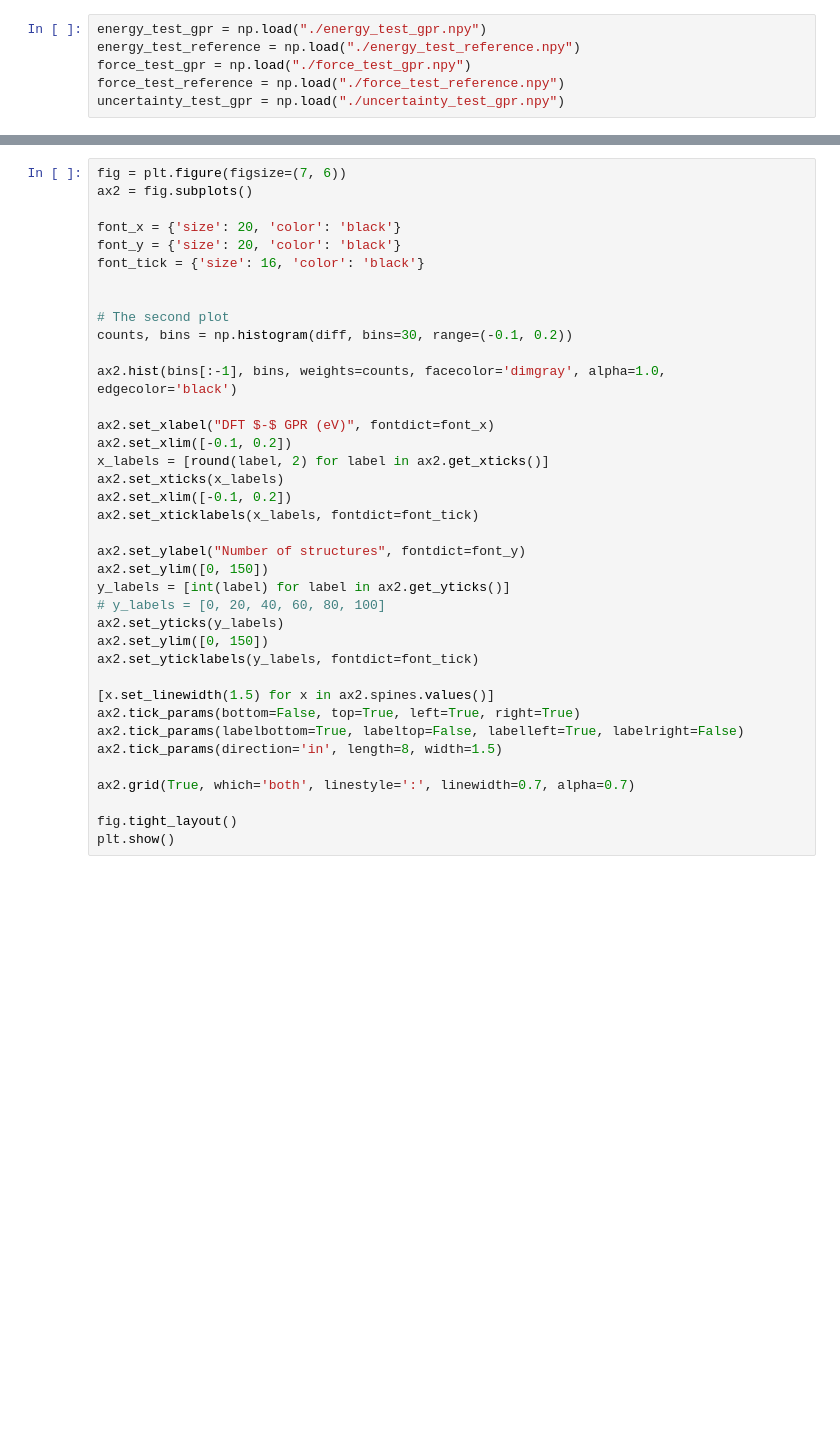
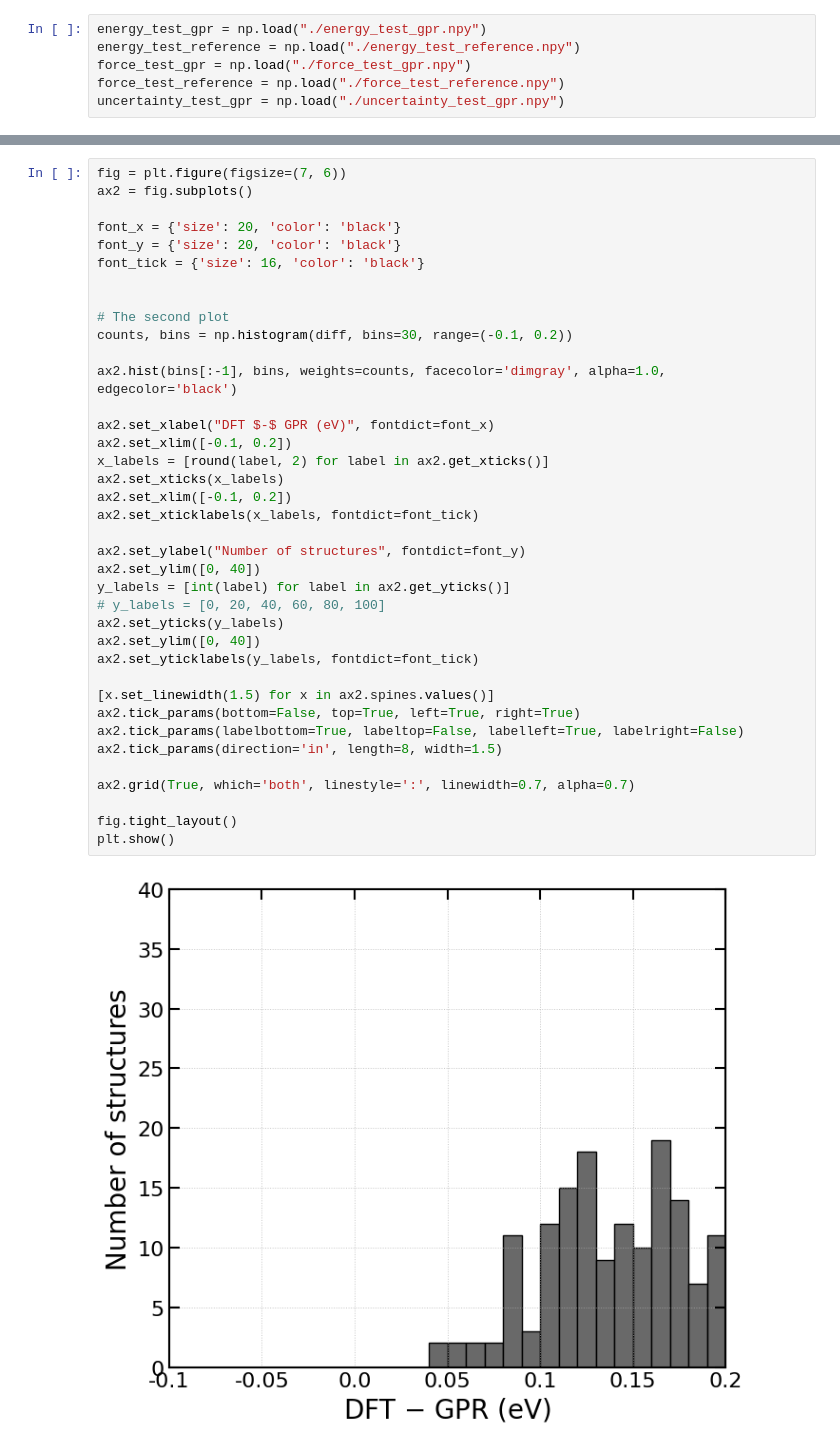
Before and after one commit to atomisticnet/aenet-gpr, a Jupyter notebook: tutorial/aenet_gpr_tutorial_2_EC-EC.ipynb, the cells around one changed output, grey strips where cells are left out. Drawn from its saved outputs; the diff is of its cells as text; blank space fills up the shorter version.

```diff
--- a/tutorial/aenet_gpr_tutorial_2_EC-EC.ipynb
+++ b/tutorial/aenet_gpr_tutorial_2_EC-EC.ipynb
@@ -100,32 +215,34 @@ font_y = {'size': 20, 'color': 'black'}
 font_tick = {'size': 16, 'color': 'black'}
 
 
 # The second plot
 counts, bins = np.histogram(diff, bins=30, range=(-0.1, 0.2))
 
 ax2.hist(bins[:-1], bins, weights=counts, facecolor='dimgray', alpha=1.0, edgecolor='black')
 
 ax2.set_xlabel("DFT $-$ GPR (eV)", fontdict=font_x)
 ax2.set_xlim([-0.1, 0.2])
 x_labels = [round(label, 2) for label in ax2.get_xticks()]
 ax2.set_xticks(x_labels)
 ax2.set_xlim([-0.1, 0.2])
 ax2.set_xticklabels(x_labels, fontdict=font_tick)
 
 ax2.set_ylabel("Number of structures", fontdict=font_y)
-ax2.set_ylim([0, 150])
+ax2.set_ylim([0, 40])
 y_labels = [int(label) for label in ax2.get_yticks()]
 # y_labels = [0, 20, 40, 60, 80, 100]
 ax2.set_yticks(y_labels)
-ax2.set_ylim([0, 150])
+ax2.set_ylim([0, 40])
 ax2.set_yticklabels(y_labels, fontdict=font_tick)
 
 [x.set_linewidth(1.5) for x in ax2.spines.values()]
 ax2.tick_params(bottom=False, top=True, left=True, right=True)
 ax2.tick_params(labelbottom=True, labeltop=False, labelleft=True, labelright=False)
 ax2.tick_params(direction='in', length=8, width=1.5)
 
 ax2.grid(True, which='both', linestyle=':', linewidth=0.7, alpha=0.7)
 
 fig.tight_layout()
 plt.show()
+# %% [output]
+[figure, added]
```
Also changed, not shown: parts of 34 cells of this notebook, 1 other file.
